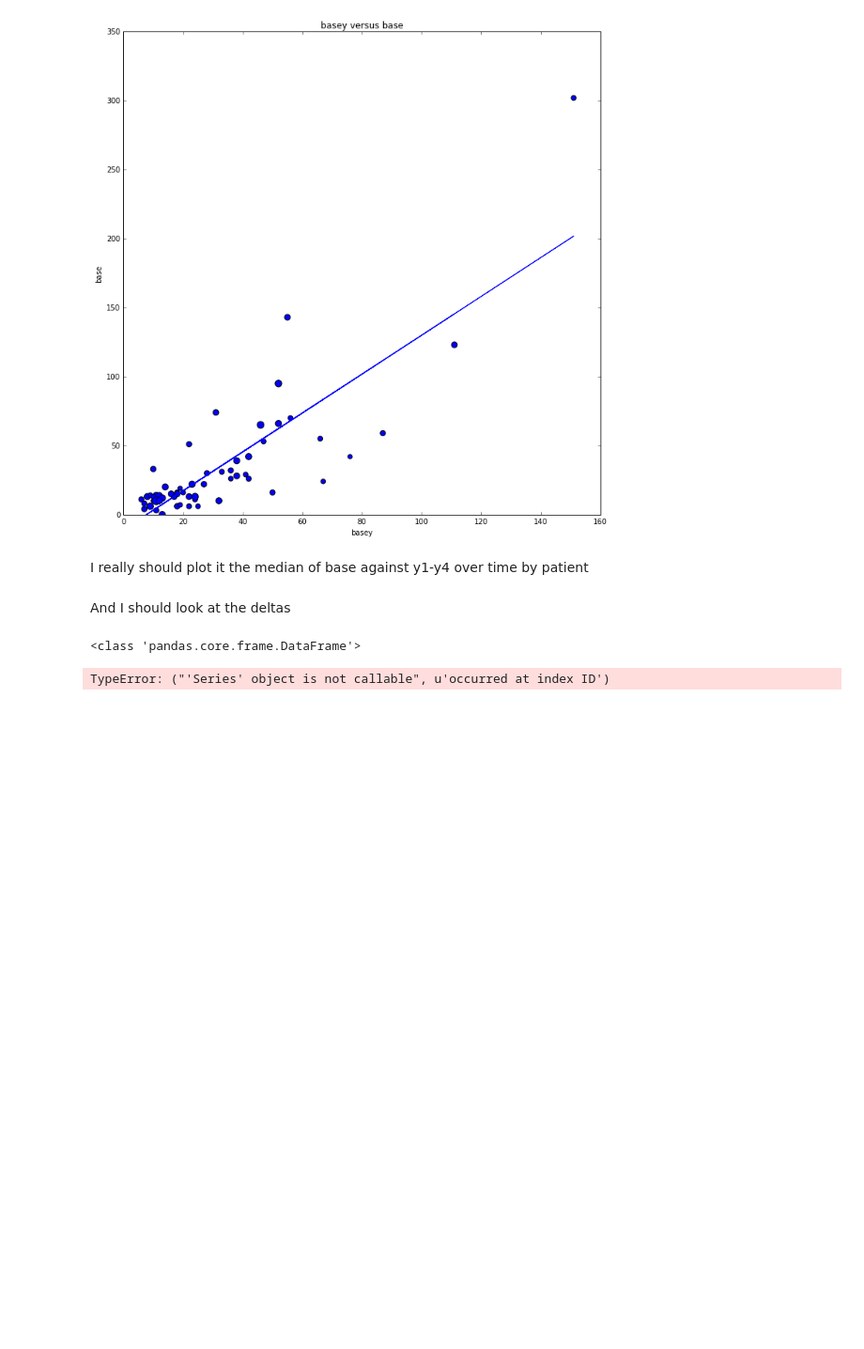
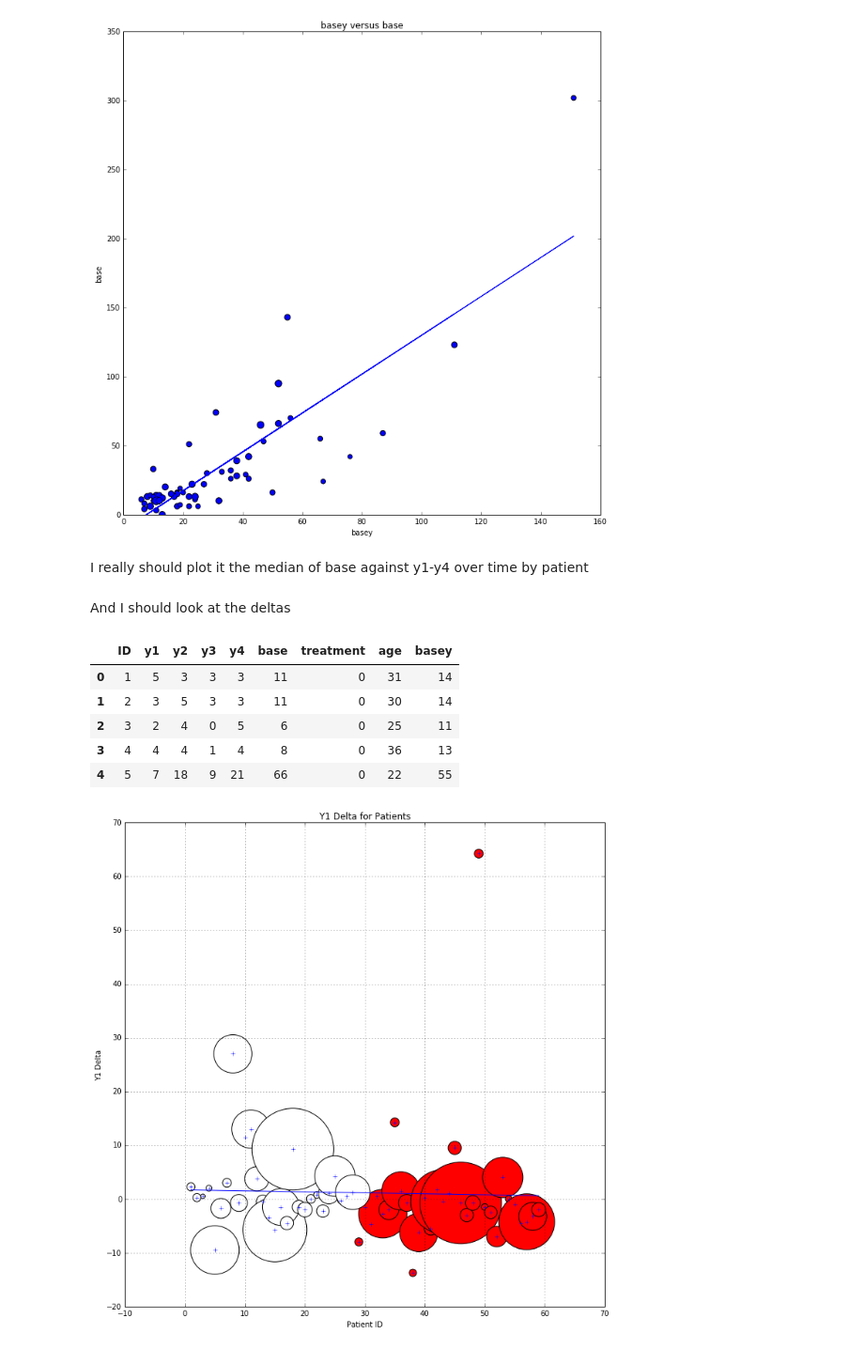
Before and after one commit to harvard-team-pivot/epilepsy-prediction, a Jupyter notebook: Team_Pivot_CS109A_Final_Project_Milestone_3_Sean.ipynb, the cells around one changed output. Shown at 94% size. Drawn from its saved outputs; the diff is of its cells as text; code cells hidden in the pictures; blank space fills up the shorter version.

```diff
--- a/Team_Pivot_CS109A_Final_Project_Milestone_3_Sean.ipynb
+++ b/Team_Pivot_CS109A_Final_Project_Milestone_3_Sean.ipynb
@@ -182,12 +182,37 @@ plt.show()
 # %% [markdown]
 And I should look at the deltas
 # %%
-# deltas_df = pd.DataFramepd.concat([df1['c'], df2['c']], axis=1, keys=['df1', 'df2'])
-print type(seizure_raw)
-deltas_df = pd.concat([seizure_raw['ID'], seizure_raw['y1']], axis=1)
-deltas_df['delta1'] = seizure_raw.apply(seizure_raw['y1']-(seizure_raw['base'])/4)
+deltas_df = pd.concat([seizure_raw['ID'], seizure_raw['y1'], seizure_raw['y2'], seizure_raw['y3'], seizure_raw['y4'], seizure_raw['base'], seizure_raw['treatment'],seizure_raw['age']], axis=1)
 # deltas_df['delta1'] = seizure_raw.apply(seizure_raw['y1']-(seizure_raw['base'])/4)
-deltas_df
+deltas_df['basey'] = seizure_raw['y1']+seizure_raw['y2']+seizure_raw['y3']+seizure_raw['y4']
+deltas_df.head()
 # %% [output]
-<class 'pandas.core.frame.DataFrame'>
-TypeError: ("'Series' object is not callable", u'occurred at index ID')
+|  | ID | y1 | y2 | y3 | y4 | base | treatment | age | basey |
+| 0 | 1 | 5 | 3 | 3 | 3 | 11 | 0 | 31 | 14 |
+| 1 | 2 | 3 | 5 | 3 | 3 | 11 | 0 | 30 | 14 |
+| 2 | 3 | 2 | 4 | 0 | 5 | 6 | 0 | 25 | 11 |
+| 3 | 4 | 4 | 4 | 1 | 4 | 8 | 0 | 36 | 13 |
+| 4 | 5 | 7 | 18 | 9 | 21 | 66 | 0 | 22 | 55 |
+# %%
+fig, ax = plt.subplots(1, 1, sharex=True, sharey=True, figsize=(10,10))
+
+x = seizure_raw['ID']
+y = seizure_raw['y1']-(seizure_raw['base']/4)
+z = seizure_raw['treatment']
+size = (seizure_raw['base'])
+fit = np.polyfit(x, y, 1)
+fitx = np.poly1d(fit)
+ax.plot(x, y, 'b+', x, fitx(x),'b-')
+ax.set_xlabel('Patient ID')
+ax.set_ylabel('Y1 Delta')
+ax.set_title('Y1 Delta for Patients')
+#Plot Progabide locations as green dots
+ax.scatter(x[z == 1], y[z == 1], c='red', label='Progabide',s=size**2)
+#Plot placebo locations as white dots
+ax.scatter(x[z == 0], y[z == 0], c='white', label='placebo',s=size**2)
+# ax.scatter(x, y)
+plt.grid(True)
+plt.tight_layout()
+plt.show()
+# %% [output]
+[figure, added]
```
Also changed, not shown: parts of 9 cells of this notebook.
